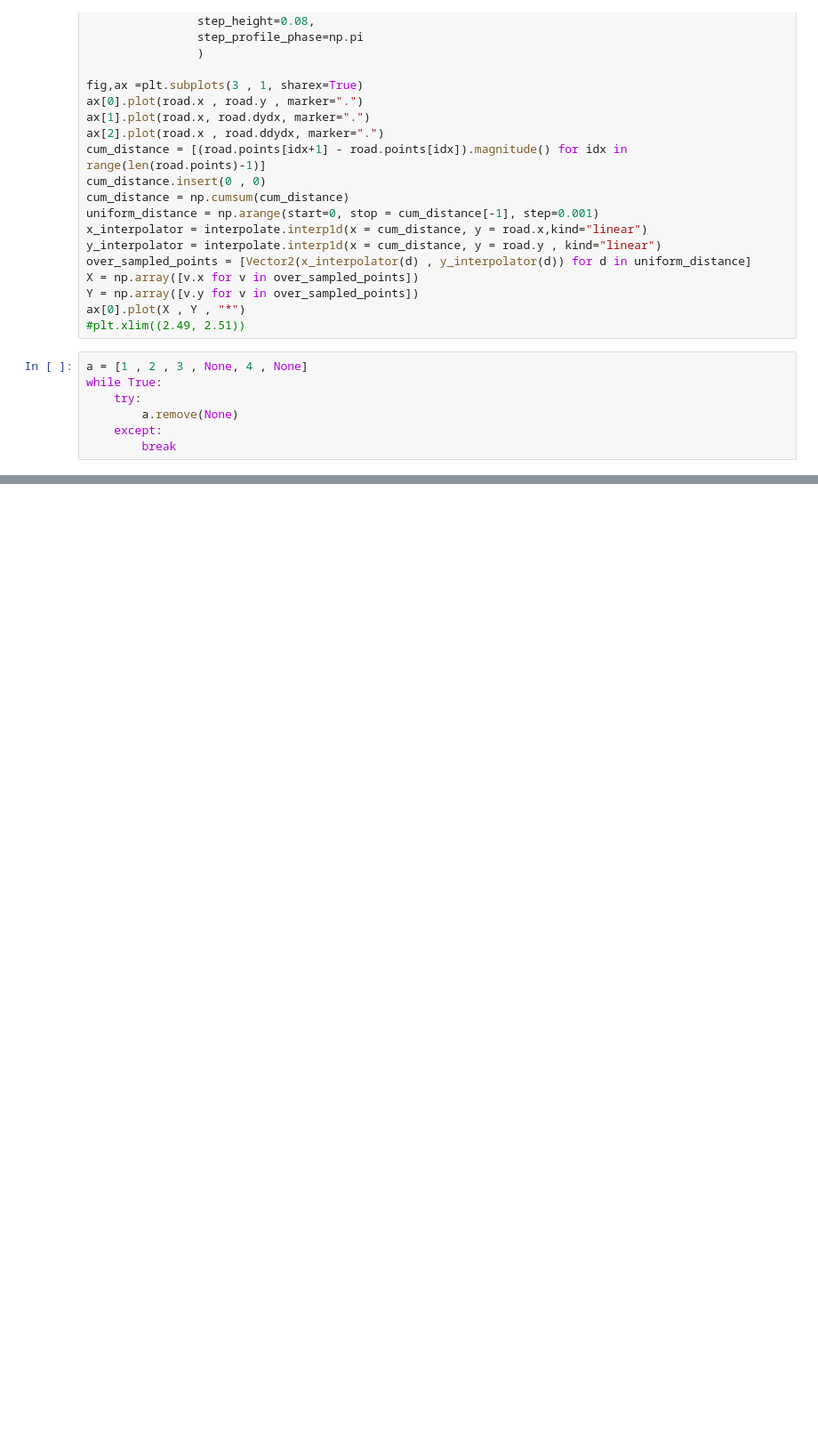
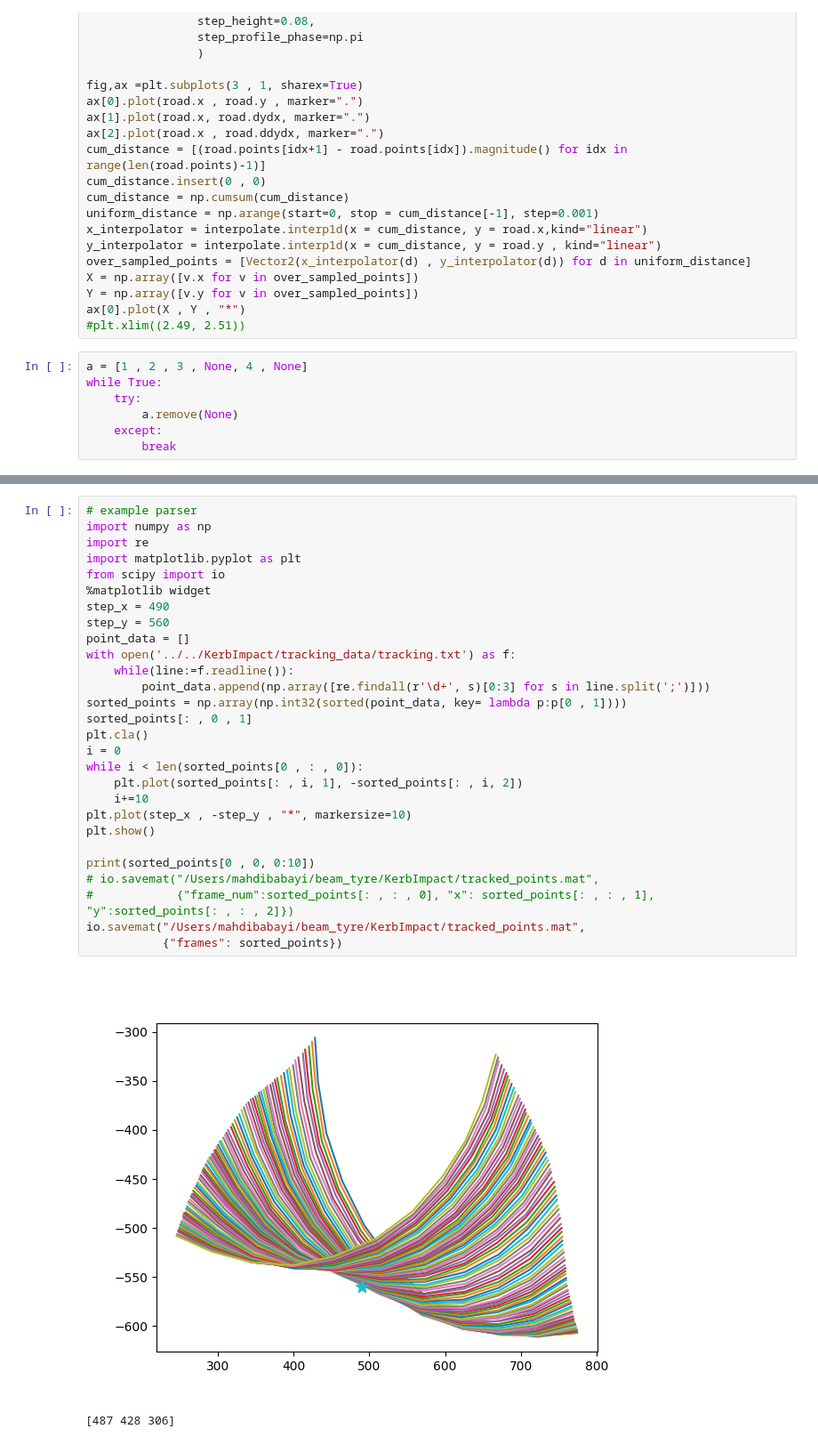
Before and after one commit to mhdbabayi/step_sim, a Jupyter notebook: python_scripts/sandbox.ipynb, the cells around one changed output, grey strips where cells are left out. Shown at 89% size. Cells and saved outputs as stored; diff of their text form; blank space fills up the shorter version.

```diff
--- a/python_scripts/sandbox.ipynb
+++ b/python_scripts/sandbox.ipynb
@@ -111,0 +108,31 @@ analytical:     6.264
+# %%
+# example parser
+import numpy as np
+import re
+import matplotlib.pyplot as plt
+from scipy import io
+%matplotlib widget
+step_x = 490
+step_y = 560
+point_data = []
+with open('../../KerbImpact/tracking_data/tracking.txt') as f:
+    while(line:=f.readline()):
+        point_data.append(np.array([re.findall(r'\d+', s)[0:3] for s in line.split(';')]))
+sorted_points = np.array(np.int32(sorted(point_data, key= lambda p:p[0 , 1])))
+sorted_points[: , 0 , 1]
+plt.cla()
+i = 0
+while i < len(sorted_points[0 , : , 0]):
+    plt.plot(sorted_points[: , i, 1], -sorted_points[: , i, 2])
+    i+=10
+plt.plot(step_x , -step_y , "*", markersize=10)
+plt.show()
+
+print(sorted_points[0 , 0, 0:10])
+# io.savemat("/Users/mahdibabayi/beam_tyre/KerbImpact/tracked_points.mat",
+#            {"frame_num":sorted_points[: , : , 0], "x": sorted_points[: , : , 1], "y":sorted_points[: , : , 2]})
+io.savemat("/Users/mahdibabayi/beam_tyre/KerbImpact/tracked_points.mat",
+           {"frames": sorted_points})
+# %% [output]
+[figure, added]
+[487 428 306]
```
Also changed, not shown: parts of 1 cell of this notebook, 3 other files.
